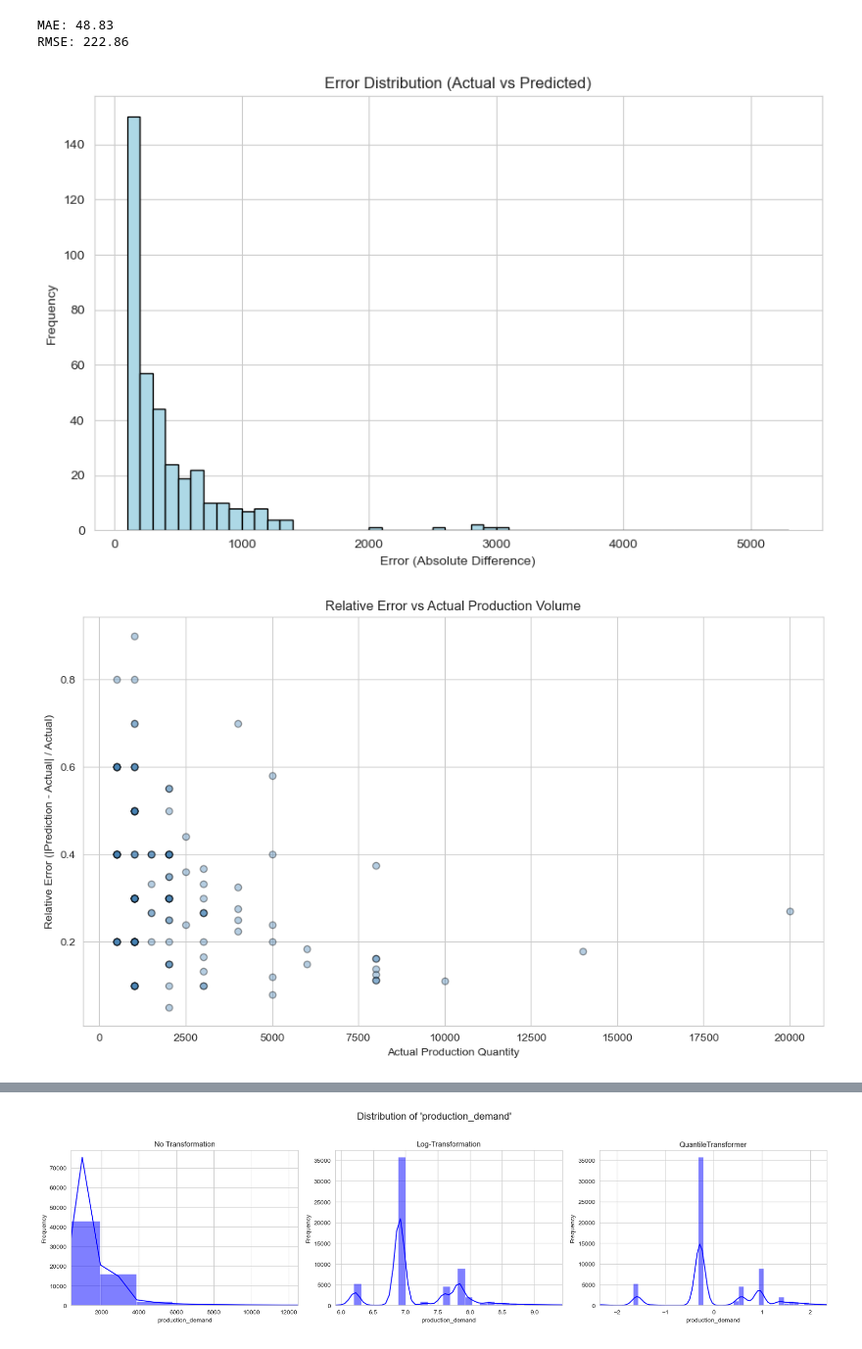
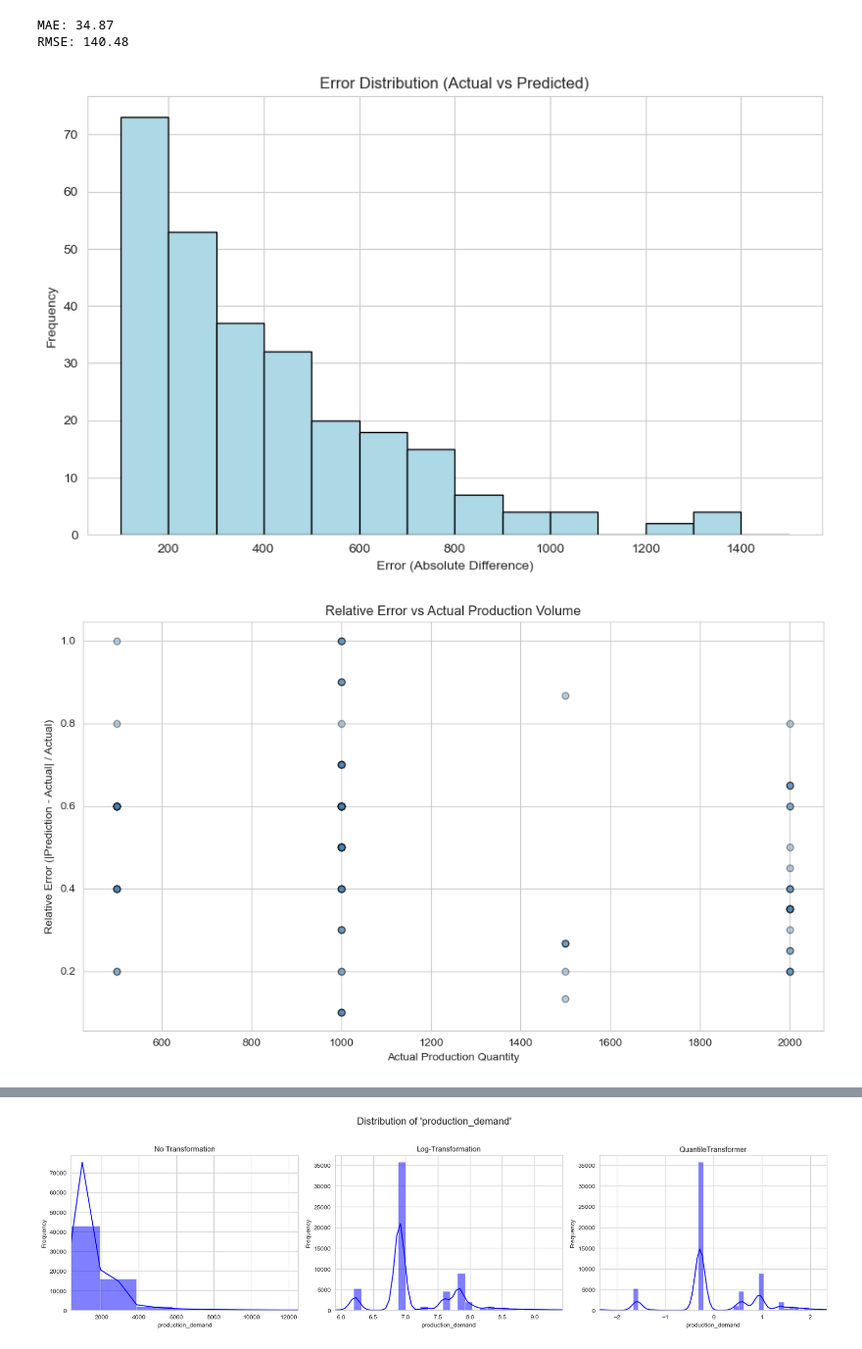
Before and after one commit to Y0d4l3/forecast-ki, a Jupyter notebook: plot.ipynb, the cells around one changed output, grey strips where cells are left out. Shown at 98% size. Cells and saved outputs as stored; diff of their text form; code cells hidden in the pictures.

```diff
--- a/plot.ipynb
+++ b/plot.ipynb
@@ -4,39 +4,39 @@ import numpy as np
 import matplotlib.pyplot as plt
 from sklearn.metrics import mean_absolute_error, mean_squared_error
 
-df = pd.read_csv('predictions/xgboost_2025_12.csv')
+df = pd.read_csv('predictions/xgboost_2000_2025_5.csv')
 
 actual = df['actual']
 predicted = df['predicted']
 df['error'] = abs(actual - predicted)
 
 mae = mean_absolute_error(actual, predicted)
 rmse = np.sqrt(mean_squared_error(actual, predicted))
 print(f'MAE: {mae:.2f}')
 print(f'RMSE: {rmse:.2f}')
 
 df = df[df['error'] != 0]
 
 plt.figure(figsize=(10, 6))
 bins = np.arange(df['error'].min(), df['error'].max(), 100)
 plt.hist(df['error'], bins=bins, color='lightblue', edgecolor='black')
 plt.title('Error Distribution (Actual vs Predicted)')
 plt.xlabel('Error (Absolute Difference)')
 plt.ylabel('Frequency')
 plt.grid(True)
 plt.show()
 
 df['relative_error'] = df['error'] / df['actual']
 plt.figure(figsize=(10,6))
 plt.scatter(df['actual'], df['relative_error'], alpha=0.4, color='steelblue', edgecolors='black')
 plt.xlabel('Actual Production Quantity')
 plt.ylabel('Relative Error (|Prediction - Actual| / Actual)')
 plt.title('Relative Error vs Actual Production Volume')
 plt.grid(True)
 plt.tight_layout()
 plt.show()
 # %% [output]
-MAE: 48.83
-RMSE: 222.86
+MAE: 34.87
+RMSE: 140.48
-[figure, old version]
+[figure, new version]
-[figure, old version]
+[figure, new version]
```
Also changed, not shown: parts of 2 cells of this notebook, 5 other files.
